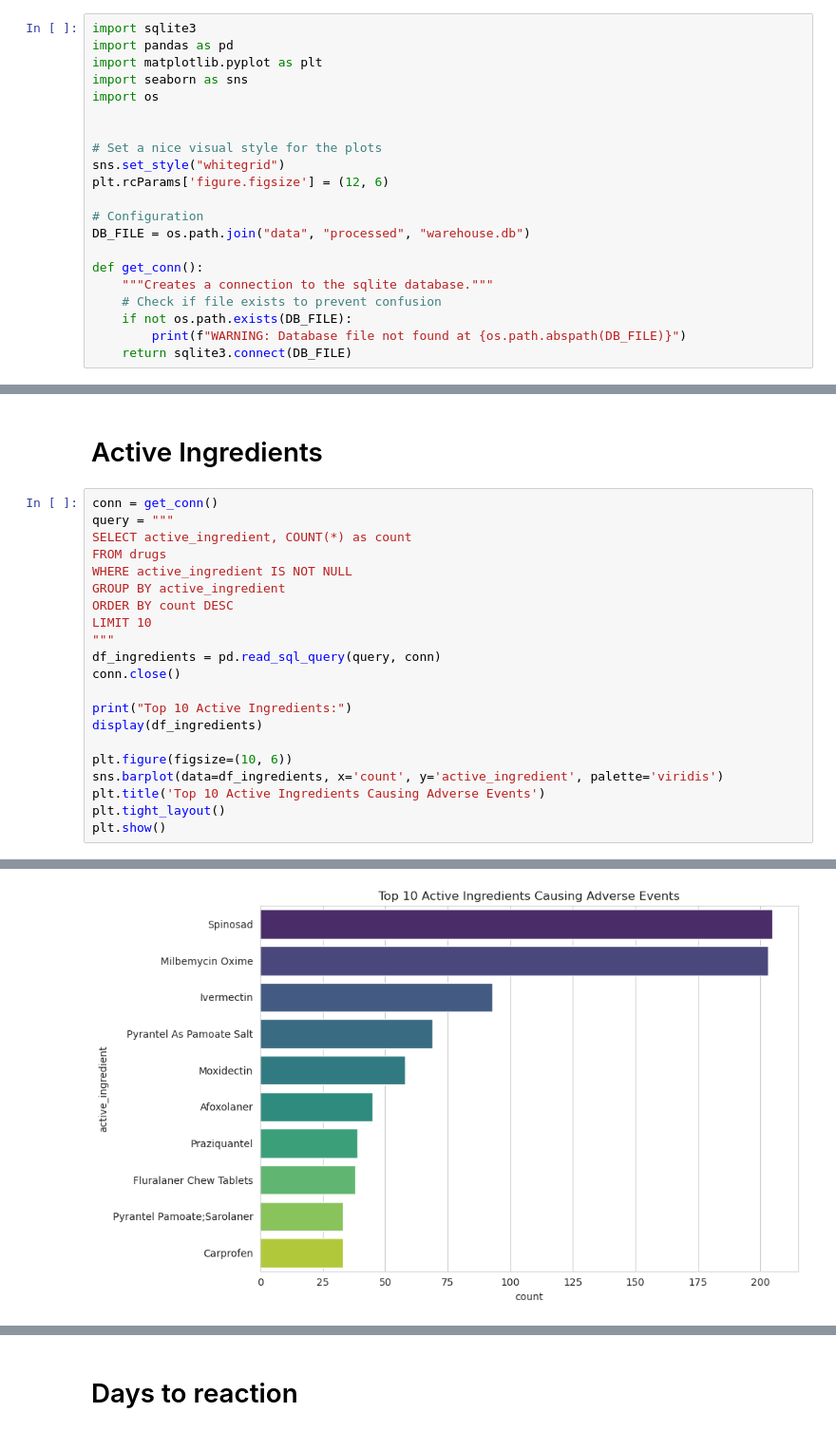
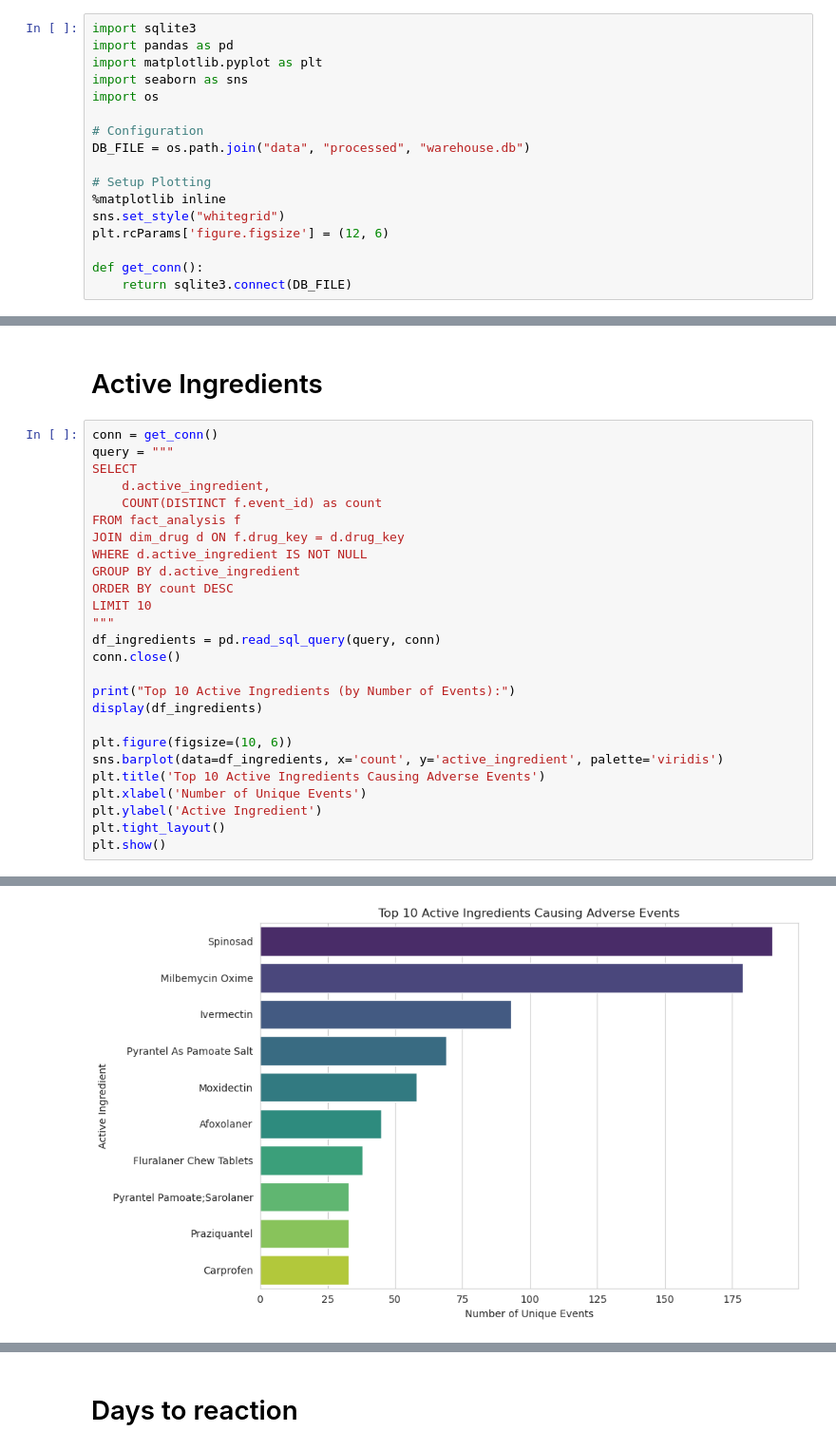
Before and after one commit to MK-Dev-Coder/BUSINESS-INTELLIGENCE-Project, a Jupyter notebook: analysis.ipynb, the cells around one changed output, grey strips where cells are left out. Shown at 95% size. Cells and saved outputs as stored; diff of their text form.

```diff
--- a/analysis.ipynb
+++ b/analysis.ipynb
@@ -7,19 +7,15 @@ import matplotlib.pyplot as plt
 import seaborn as sns
 import os
 
+# Configuration
+DB_FILE = os.path.join("data", "processed", "warehouse.db")
 
-# Set a nice visual style for the plots
+# Setup Plotting
+%matplotlib inline
 sns.set_style("whitegrid")
 plt.rcParams['figure.figsize'] = (12, 6)
 
-# Configuration
-DB_FILE = os.path.join("data", "processed", "warehouse.db")
-
 def get_conn():
-    """Creates a connection to the sqlite database."""
-    # Check if file exists to prevent confusion
-    if not os.path.exists(DB_FILE):
-        print(f"WARNING: Database file not found at {os.path.abspath(DB_FILE)}")
     return sqlite3.connect(DB_FILE)
 # %% [markdown]
 # Reaction by breed
@@ -72,22 +78,27 @@ Top 20 Breed-Reaction pairs:
 # %%
 conn = get_conn()
 query = """
-SELECT active_ingredient, COUNT(*) as count
-FROM drugs
-WHERE active_ingredient IS NOT NULL
-GROUP BY active_ingredient
+SELECT
+    d.active_ingredient,
+    COUNT(DISTINCT f.event_id) as count
+FROM fact_analysis f
+JOIN dim_drug d ON f.drug_key = d.drug_key
+WHERE d.active_ingredient IS NOT NULL
+GROUP BY d.active_ingredient
 ORDER BY count DESC
 LIMIT 10
 """
 df_ingredients = pd.read_sql_query(query, conn)
 conn.close()
 
-print("Top 10 Active Ingredients:")
+print("Top 10 Active Ingredients (by Number of Events):")
 display(df_ingredients)
 
 plt.figure(figsize=(10, 6))
 sns.barplot(data=df_ingredients, x='count', y='active_ingredient', palette='viridis')
 plt.title('Top 10 Active Ingredients Causing Adverse Events')
+plt.xlabel('Number of Unique Events')
+plt.ylabel('Active Ingredient')
 plt.tight_layout()
 plt.show()
 # %% [output]
@@ -105,6 +116,6 @@ Top 10 Active Ingredients:
 | 9 | Carprofen | 33 |
 Passing `palette` without assigning `hue` is deprecated and will be removed in v0.14.0. Assign the `y` variable to `hue` and set `legend=False` for the same effect.
 
   sns.barplot(data=df_ingredients, x='count', y='active_ingredient', palette='viridis')
-[figure, old version]
+[figure, new version]
 # %% [markdown]
```
Also changed, not shown: parts of 8 cells of this notebook, 3 other files.
